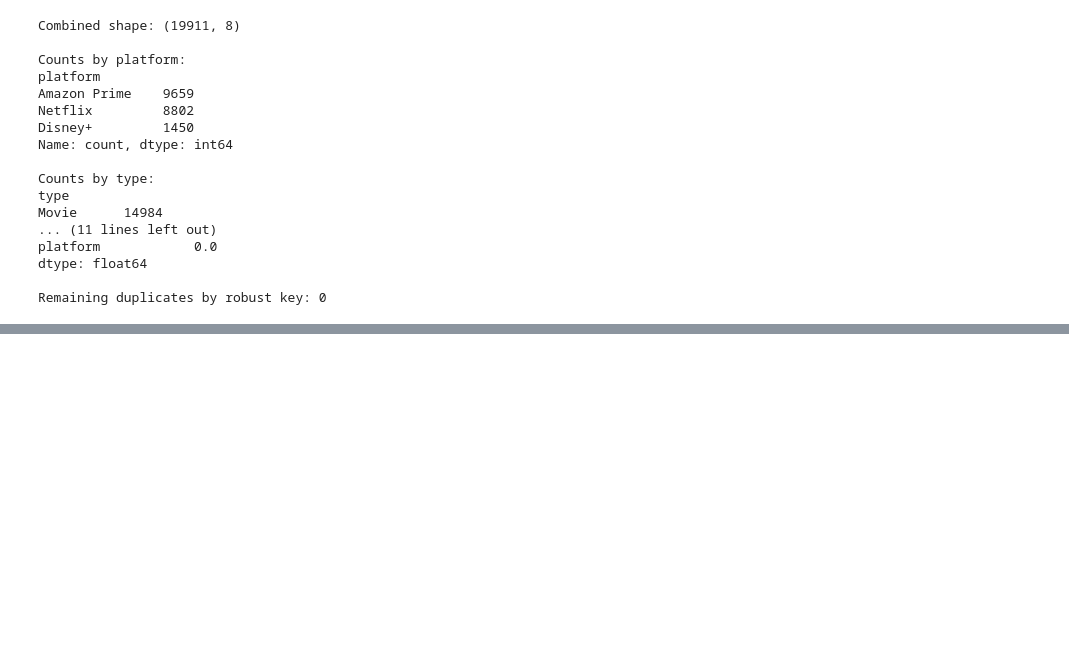
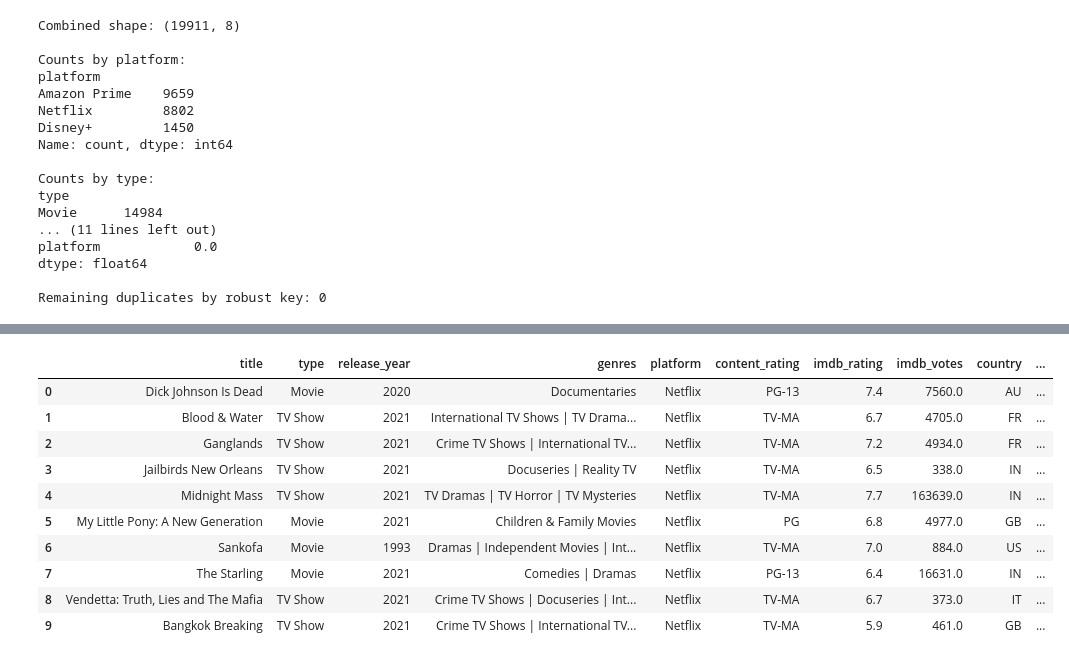
Before and after one commit to Kabilan1000/CIND820_Streaming_and_Cultural_Exports, a Jupyter notebook: notebooks/Cleaning.ipynb, the cells around one changed output, grey strips where cells are left out. Cells and saved outputs as stored; diff of their text form; code cells hidden in the pictures; blank space fills up the shorter version.

```diff
--- a/notebooks/Cleaning.ipynb
+++ b/notebooks/Cleaning.ipynb
@@ -542 +660,15 @@ tconst            33.966149
 dtype: float64
+# %%
+df.head(10)
+# %% [output]
+|  | title | type | release_year | genres | platform | content_rating | imdb_rating | imdb_votes | country | ... |
+| 0 | Dick Johnson Is Dead | Movie | 2020 | Documentaries | Netflix | PG-13 | 7.4 | 7560.0 | AU | ... |
+| 1 | Blood & Water | TV Show | 2021 | International TV Shows | TV Drama... | Netflix | TV-MA | 6.7 | 4705.0 | FR | ... |
+| 2 | Ganglands | TV Show | 2021 | Crime TV Shows | International TV... | Netflix | TV-MA | 7.2 | 4934.0 | FR | ... |
+| 3 | Jailbirds New Orleans | TV Show | 2021 | Docuseries | Reality TV | Netflix | TV-MA | 6.5 | 338.0 | IN | ... |
+| 4 | Midnight Mass | TV Show | 2021 | TV Dramas | TV Horror | TV Mysteries | Netflix | TV-MA | 7.7 | 163639.0 | IN | ... |
+| 5 | My Little Pony: A New Generation | Movie | 2021 | Children & Family Movies | Netflix | PG | 6.8 | 4977.0 | GB | ... |
+| 6 | Sankofa | Movie | 1993 | Dramas | Independent Movies | Int... | Netflix | TV-MA | 7.0 | 884.0 | US | ... |
+| 7 | The Starling | Movie | 2021 | Comedies | Dramas | Netflix | PG-13 | 6.4 | 16631.0 | IN | ... |
+| 8 | Vendetta: Truth, Lies and The Mafia | TV Show | 2021 | Crime TV Shows | Docuseries | Int... | Netflix | TV-MA | 6.7 | 373.0 | IT | ... |
+| 9 | Bangkok Breaking | TV Show | 2021 | Crime TV Shows | International TV... | Netflix | TV-MA | 5.9 | 461.0 | GB | ... |
```
Also changed, not shown: parts of 9 cells of this notebook, 16 other files.
